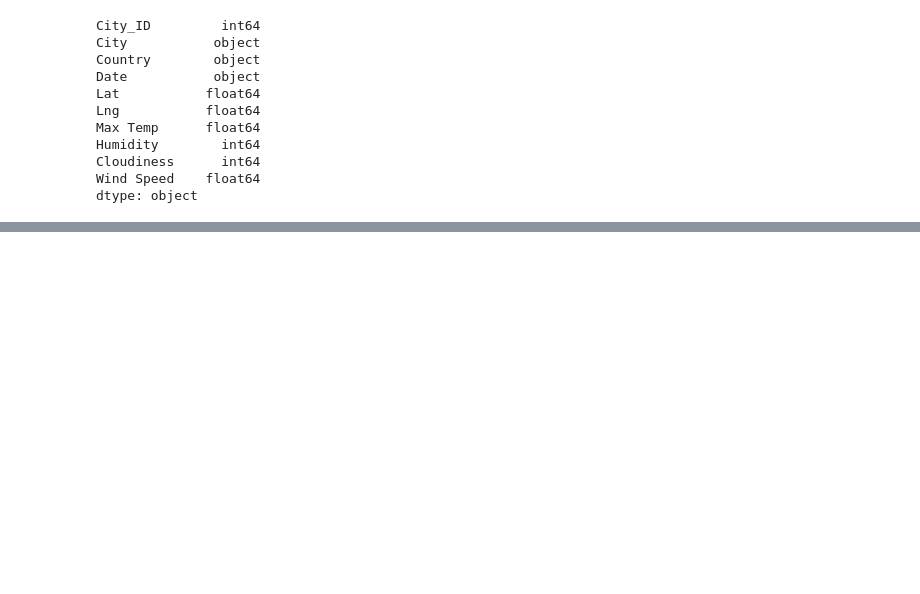
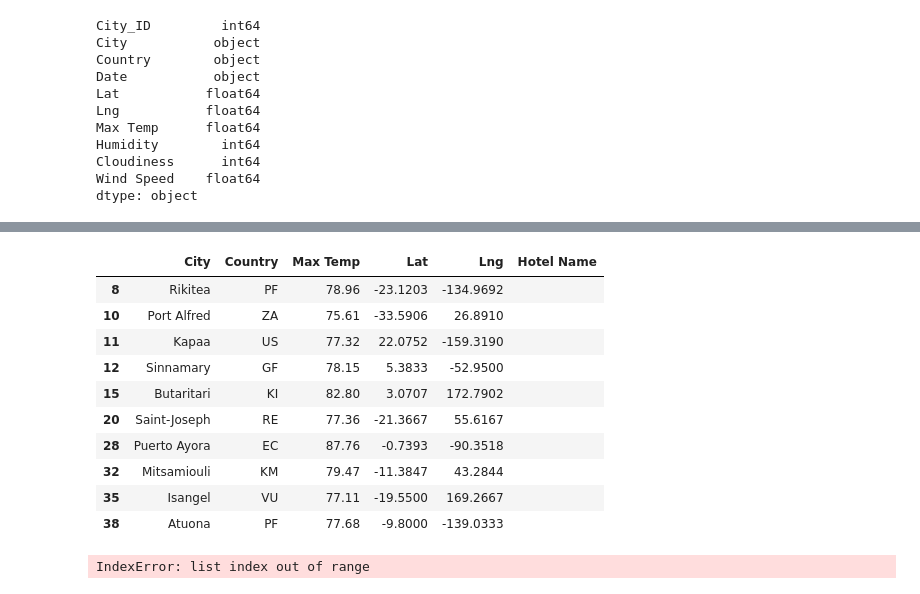
Before and after one commit to OPahunang/World_Weather_Analysis, a Jupyter notebook: VacationPy.ipynb, the cells around one changed output, grey strips where cells are left out. Saved outputs shown, nothing was run; the diff lists cells and outputs as text; code cells hidden in the pictures; blank space fills up the shorter version.

```diff
--- a/VacationPy.ipynb
+++ b/VacationPy.ipynb
@@ -74,0 +199,17 @@ InvalidWeightException: -20.67 is not a valid weight. Weights must be non-negati
+# %%
+# Create DataFrame called hotel_df to store hotel names along with city, country, max temp, and coordinates.
+hotel_df = preferred_cities_df[["City", "Country", "Max Temp", "Lat", "Lng"]].copy()
+hotel_df["Hotel Name"] = ""
+hotel_df.head(10)
+# %% [output]
+|  | City | Country | Max Temp | Lat | Lng | Hotel Name |
+| 8 | Rikitea | PF | 78.96 | -23.1203 | -134.9692 |  |
+| 10 | Port Alfred | ZA | 75.61 | -33.5906 | 26.8910 |  |
+| 11 | Kapaa | US | 77.32 | 22.0752 | -159.3190 |  |
+| 12 | Sinnamary | GF | 78.15 | 5.3833 | -52.9500 |  |
+| 15 | Butaritari | KI | 82.80 | 3.0707 | 172.7902 |  |
+| 20 | Saint-Joseph | RE | 77.36 | -21.3667 | 55.6167 |  |
+| 28 | Puerto Ayora | EC | 87.76 | -0.7393 | -90.3518 |  |
+| 32 | Mitsamiouli | KM | 79.47 | -11.3847 | 43.2844 |  |
+| 35 | Isangel | VU | 77.11 | -19.5500 | 169.2667 |  |
+| 38 | Atuona | PF | 77.68 | -9.8000 | -139.0333 |  |
@@ -74,0 +223,18 @@ InvalidWeightException: -20.67 is not a valid weight. Weights must be non-negati
+# %%
+# Iterate through the DataFrame.
+for index, row in hotel_df.iterrows():
+    # Get the latitude and longitude.
+    lat = row["Lat"]
+    lng = row["Lng"]
+
+    # Add the latitude and longitude to location key for the params dictionary.
+    params["location"] = f"{lat},{lng}"
+
+    # Use the search term: "lodging" and our latitude and longitude.
+    base_url = "https://maps.googleapis.com/maps/api/place/nearbysearch/json"
+    # Make request and get the JSON data from the search.
+    hotels = requests.get(base_url, params=params).json()
+    # Grab the first hotel from the results and store the name.
+    hotel_df.loc[index, "Hotel Name"] = hotels["results"][0]["name"]
+# %% [output]
+IndexError: list index out of range
```
Also changed, not shown: parts of 21 cells of this notebook, 2 other files.
